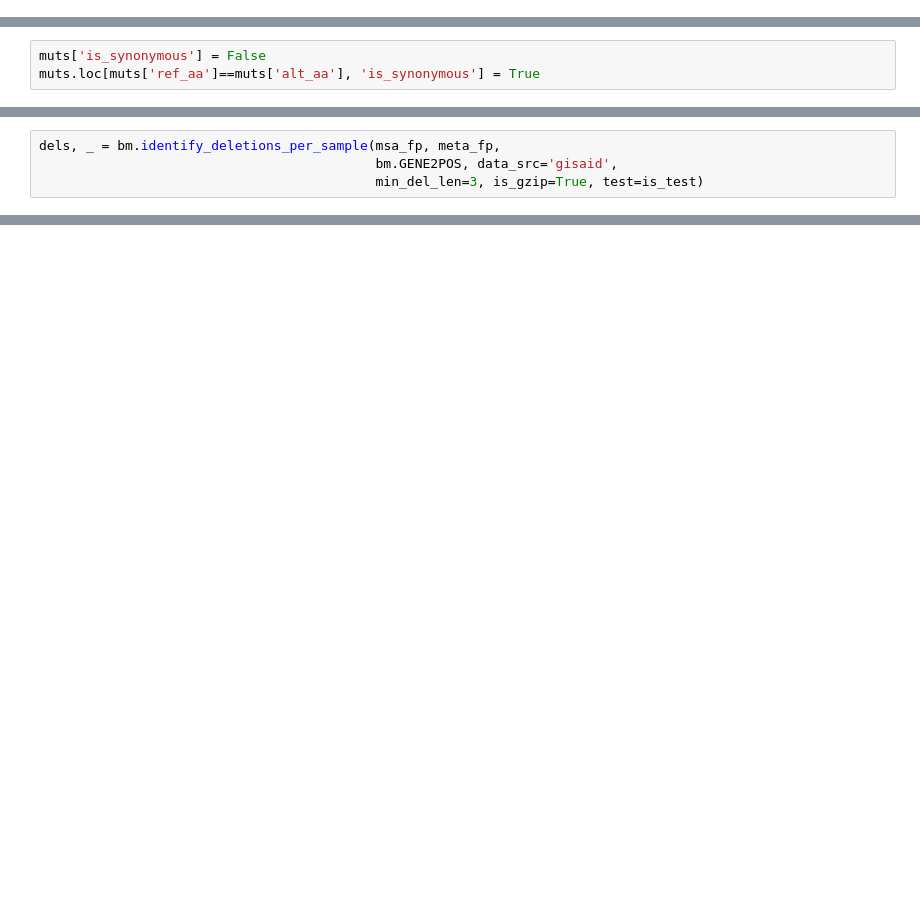
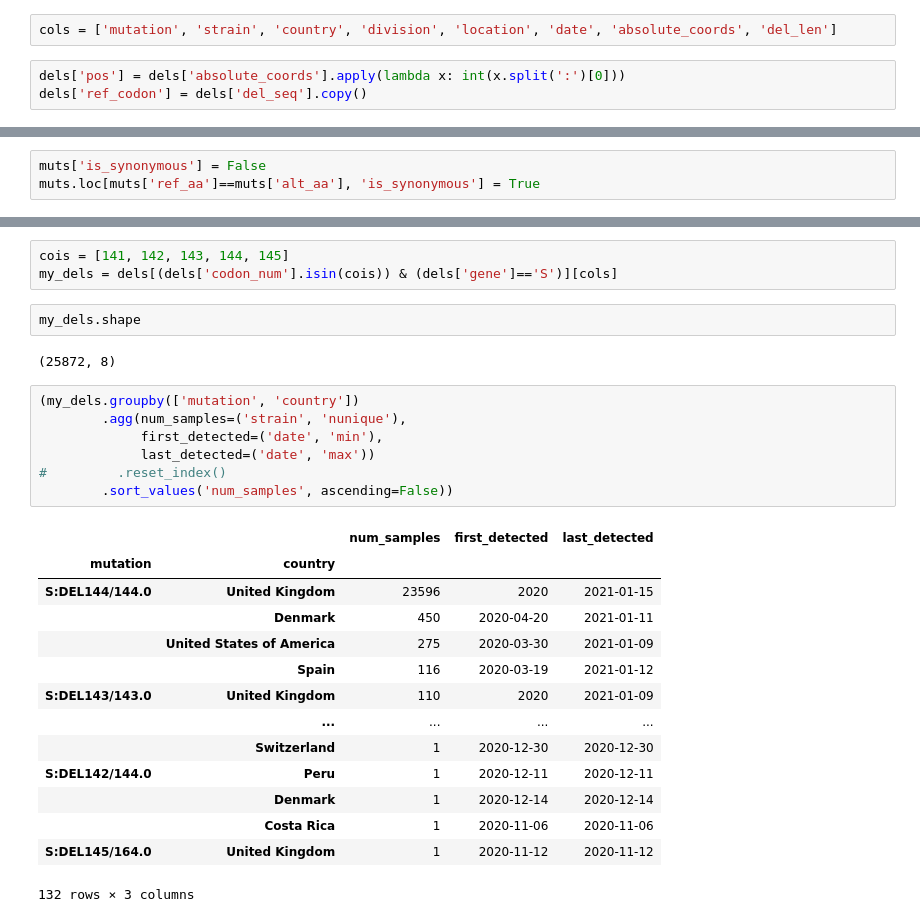
Before and after one commit to AlaaALatif/bjorn, a Jupyter notebook: data_model.ipynb, the cells around one changed output, grey strips where cells are left out. Drawn from its saved outputs; the diff is of its cells as text; blank space fills up the shorter version.

Commit message:
updated nb with column renaming and consistent missing value encoding

```diff
--- a/data_model.ipynb
+++ b/data_model.ipynb
@@ -23,3 +32,8 @@ dels = pd.read_csv('/home/al/analysis/gisaid/dels_long_2021-01-20.csv.gz', compr
+# %%
+cols = ['mutation', 'strain', 'country', 'division', 'location', 'date', 'absolute_coords', 'del_len']
+# %%
+dels['pos'] = dels['absolute_coords'].apply(lambda x: int(x.split(':')[0]))
+dels['ref_codon'] = dels['del_seq'].copy()
 # %%
 print(subs.shape)
 print(dels.shape)
@@ -166,4 +111,0 @@ subs.to_csv(subs_fp, index=False, compression='gzip')
-# %%
-dels, _ = bm.identify_deletions_per_sample(msa_fp, meta_fp,
-                                           bm.GENE2POS, data_src='gisaid',
-                                           min_del_len=3, is_gzip=True, test=is_test)
@@ -272,0 +156,29 @@ def get_mutations(data: pd.DataFrame, lineage: str='B.1.1.7'):
+# %%
+cois = [141, 142, 143, 144, 145]
+my_dels = dels[(dels['codon_num'].isin(cois)) & (dels['gene']=='S')][cols]
+# %%
+my_dels.shape
+# %% [output]
+(25872, 8)
+# %%
+(my_dels.groupby(['mutation', 'country'])
+        .agg(num_samples=('strain', 'nunique'),
+             first_detected=('date', 'min'),
+             last_detected=('date', 'max'))
+#         .reset_index()
+        .sort_values('num_samples', ascending=False))
+# %% [output]
+|  |  | num_samples | first_detected | last_detected |
+| mutation | country |  |  |  |
+| S:DEL144/144.0 | United Kingdom | 23596 | 2020 | 2021-01-15 |
+|  | Denmark | 450 | 2020-04-20 | 2021-01-11 |
+|  | United States of America | 275 | 2020-03-30 | 2021-01-09 |
+|  | Spain | 116 | 2020-03-19 | 2021-01-12 |
+| S:DEL143/143.0 | United Kingdom | 110 | 2020 | 2021-01-09 |
+|  | ... | ... | ... | ... |
+|  | Switzerland | 1 | 2020-12-30 | 2020-12-30 |
+| S:DEL142/144.0 | Peru | 1 | 2020-12-11 | 2020-12-11 |
+|  | Denmark | 1 | 2020-12-14 | 2020-12-14 |
+|  | Costa Rica | 1 | 2020-11-06 | 2020-11-06 |
+| S:DEL145/164.0 | United Kingdom | 1 | 2020-11-12 | 2020-11-12 |
+132 rows × 3 columns
```
Also changed, not shown: parts of 63 cells of this notebook.
